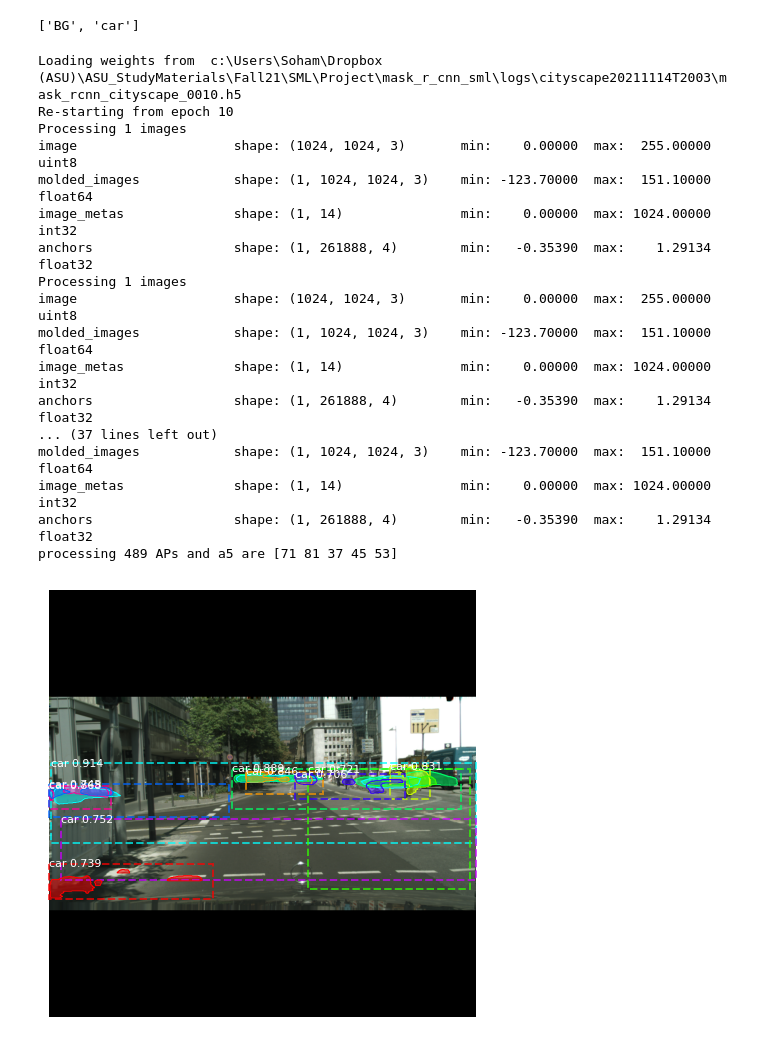
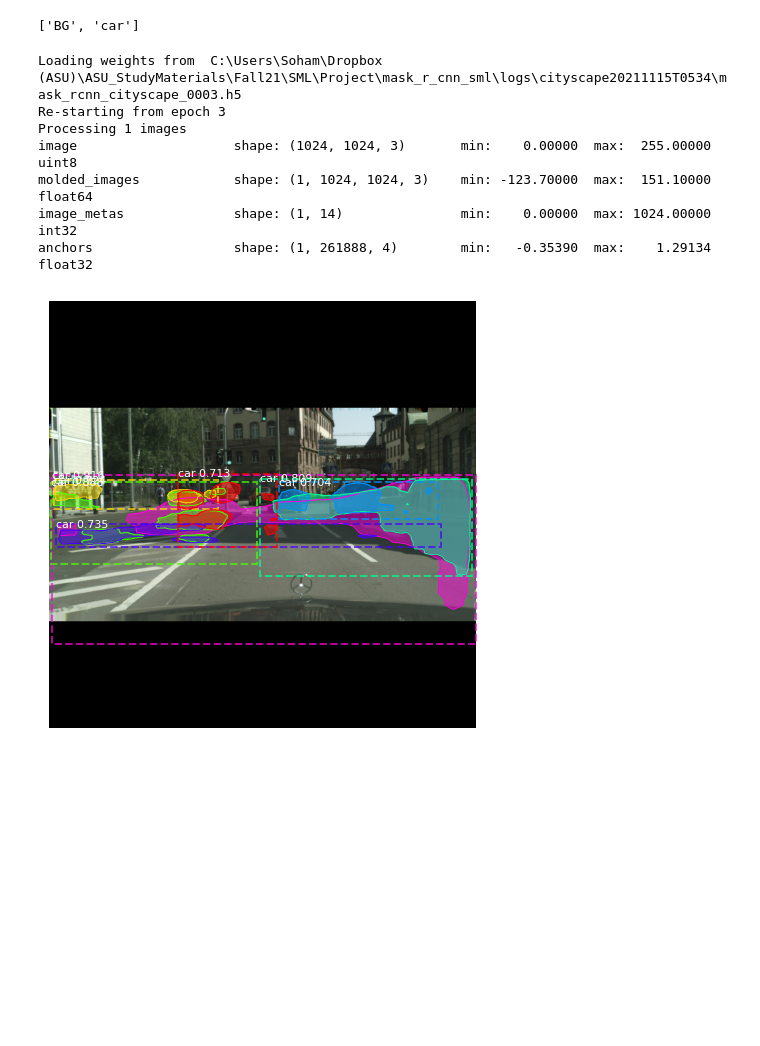
Before and after one commit to ssahare-hub/mask_r_cnn_sml, a Jupyter notebook: cityscapes.ipynb, the cells around one changed output. Cells and saved outputs as stored; diff of their text form; code cells hidden in the pictures; blank space fills up the shorter version.

Commit message:
Picks random images from the pool

```diff
--- a/cityscapes.ipynb
+++ b/cityscapes.ipynb
@@ -45,7 +45,7 @@ COCO_MODEL_PATH = os.path.join(ROOT_DIR, "MaskRCNN\\mask_rcnn_coco.h5")
 if not os.path.exists(COCO_MODEL_PATH):
     utils.download_trained_weights(COCO_MODEL_PATH)
 
-TRAINING = True
+TRAINING = False
 subset = ''
 # %%
 class CityscapeConfig(Config):
@@ -190,7 +190,7 @@ if TRAINING:
     dataset_train.prepare()
 
 # Validation dataset
-dataset_val = CityscapeDataset("val", 100)
+dataset_val = CityscapeDataset("val")
 dataset_val.load_shapes()
 dataset_val.prepare()
 # %%
@@ -303,8 +302,8 @@ model = modellib.MaskRCNN(mode="inference",
 # Get path to saved weights
 # Either set a specific path or find last trained weights
 # model_path = os.path.join(ROOT_DIR, ".h5 file name here")
-# model_path = r'C:\Users\Soham\Dropbox (ASU)\ASU_StudyMaterials\Fall21\SML\Project\mask_r_cnn_sml\mask_rcnn_coco.h5'
-model_path = model.find_last()
+model_path = r'C:\Users\Soham\Dropbox (ASU)\ASU_StudyMaterials\Fall21\SML\Project\mask_r_cnn_sml\logs\cityscape20211115T0534\mask_rcnn_cityscape_0003.h5'
+# model_path = model.find_last()
 
 # Load trained weights (fill in path to trained weights here)
 assert model_path != "", "Provide path to trained weights"
@@ -313,7 +312,7 @@ print("Loading weights from ", model_path)
 model.load_weights(model_path, by_name=True)
 
 # Test on random images
-image_ids = np.random.choice(dataset_val.image_ids, 10)
+image_ids = np.random.choice(dataset_val.image_ids, 1)
 for image_id in image_ids:
     original_image, image_meta, gt_class_id, gt_bbox, gt_mask =\
         modellib.load_image_gt(dataset_val, inference_config,
@@ -324,75 +323,33 @@ for image_id in image_ids:
                                 dataset_val.class_names, r['scores'], ax=get_ax())
 
 batch = []
 class_names = [
     # 'sidewalk',
     # 'person',
     # 'rider',
     'car',
     # 'truck',
     # 'bus',
 ]
 # IMAGE_DIR = os.path.join(ROOT_DIR, "processed_data/leftImg8bit/test")
 # file_names = next(os.walk(IMAGE_DIR))[2]
 # random_files = np.random.choice(file_names, 2)
 # for random_file in random_files:
 #     image = skimage.io.imread(os.path.join(IMAGE_DIR, random_file))
 
 #     # Run detection
 #     results = model.detect([image], verbose=1)
 #     r = results[0]
 
 #     # Visualize results
 #     visualize.display_instances(image, r['rois'], r['masks'], r['class_ids'],
 #                                 class_names, r['scores'])
-
-
-# Compute mAP
-#APs_05: IoU = 0.5
-#APs_all: IoU from 0.5-0.95 with increments of 0.05
-image_ids = np.random.choice(dataset_val.image_ids, 489)
-APs_05 = []
-APs_all = []
-print(f'processing {len(image_ids)} APs and a5 are {image_ids[:5]}')
-
-# for image_id in image_ids:
-#     # Load images and ground truth data
-#     image, image_meta, gt_class_id, gt_bbox, gt_mask = \
-#         modellib.load_image_gt(dataset_val, inference_config,
-#                                image_id, use_mini_mask=False)
-#     molded_images = np.expand_dims(modellib.mold_image(image, inference_config), 0)
-#     # Run object detection
-#     results = model.detect([image], verbose=0)
-#     r = results[0]
-#     # Compute AP
-#     AP_05, precisions, recalls, overlaps = \
-#         utils.compute_ap(gt_bbox, gt_class_id, gt_mask,
-#                          r["rois"], r["class_ids"], r["scores"], r['masks'])
-#     APs_05.append(AP_05)
-
-#     AP_all = \
-#         utils.compute_ap_range(gt_bbox, gt_class_id, gt_mask,
-#                          r["rois"], r["class_ids"], r["scores"], r['masks'])
-#     APs_all.append(AP_all)
-
-# print("mAP: ", np.mean(APs_05))
-# print("mAP: ", np.mean(APs_all))
 # %% [output]
-Loading weights from  c:\Users\Soham\Dropbox (ASU)\ASU_StudyMaterials\Fall21\SML\Project\mask_r_cnn_sml\logs\cityscape20211114T2003\mask_rcnn_cityscape_0010.h5
-Re-starting from epoch 10
+Loading weights from  C:\Users\Soham\Dropbox (ASU)\ASU_StudyMaterials\Fall21\SML\Project\mask_r_cnn_sml\logs\cityscape20211115T0534\mask_rcnn_cityscape_0003.h5
+Re-starting from epoch 3
 Processing 1 images
 image                    shape: (1024, 1024, 3)       min:    0.00000  max:  255.00000  uint8
 molded_images            shape: (1, 1024, 1024, 3)    min: -123.70000  max:  151.10000  float64
 image_metas              shape: (1, 14)               min:    0.00000  max: 1024.00000  int32
 anchors                  shape: (1, 261888, 4)        min:   -0.35390  max:    1.29134  float32
-Processing 1 images
-image                    shape: (1024, 1024, 3)       min:    0.00000  max:  255.00000  uint8
-molded_images            shape: (1, 1024, 1024, 3)    min: -123.70000  max:  151.10000  float64
-image_metas              shape: (1, 14)               min:    0.00000  max: 1024.00000  int32
-anchors                  shape: (1, 261888, 4)        min:   -0.35390  max:    1.29134  float32
-... (37 lines left out)
-molded_images            shape: (1, 1024, 1024, 3)    min: -123.70000  max:  151.10000  float64
-image_metas              shape: (1, 14)               min:    0.00000  max: 1024.00000  int32
-anchors                  shape: (1, 261888, 4)        min:   -0.35390  max:    1.29134  float32
-processing 489 APs and a5 are [71 81 37 45 53]
-[figure, old version]
+[figure, new version]
```
Also changed, not shown: parts of 9 cells of this notebook, 1 other file.
